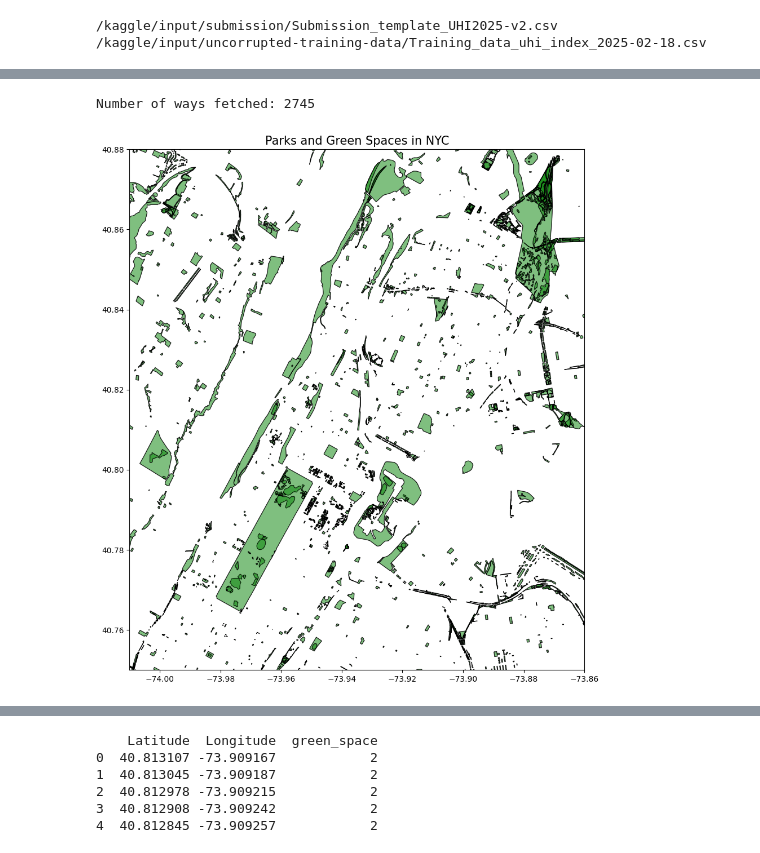
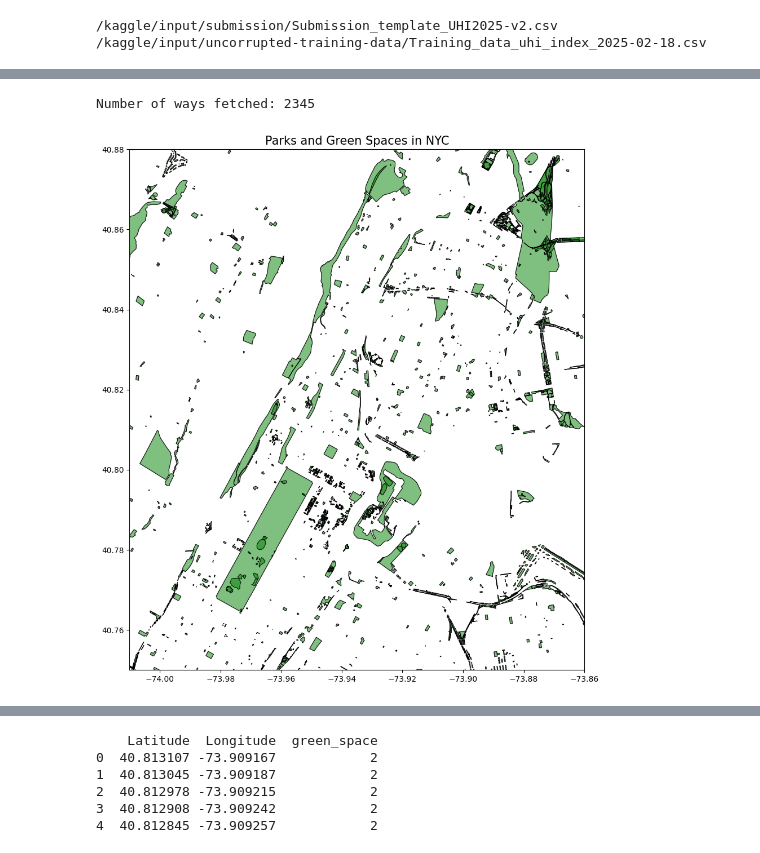
Before and after one commit to WeiSiangLai/EY-Data-Science, a Jupyter notebook: Green Space/overpy-green-space.ipynb, the cells around one changed output, grey strips where cells are left out. Saved outputs shown, nothing was run; the diff lists cells and outputs as text; code cells hidden in the pictures.

```diff
--- a/Green Space/overpy-green-space.ipynb
+++ b/Green Space/overpy-green-space.ipynb
@@ -43,8 +47,7 @@ overpass_query = f"""
 [out:json];
 (
   way["leisure"="park"]({lower_left[0]},{lower_left[1]},{upper_right[0]},{upper_right[1]});
-  way["landuse"~"grass|recreation_ground|forest"]({lower_left[0]},{lower_left[1]},{upper_right[0]},{upper_right[1]});
-  way["natural"="wood"]({lower_left[0]},{lower_left[1]},{upper_right[0]},{upper_right[1]});
+  way["landuse"~"grass| recreation_ground| forest"]({lower_left[0]},{lower_left[1]},{upper_right[0]},{upper_right[1]});
 );
 out body;
 (._;>;);
@@ -74,32 +77,32 @@ try:
     if geometries:
         gdf = gpd.GeoDataFrame({
             'name': names,
             'geometry': geometries
         }, crs="EPSG:4326")  # Specify the coordinate reference system
 
         # Create the plot
         fig, ax = plt.subplots(figsize=(12, 12))
         gdf.plot(ax=ax, color="green", alpha=0.5, edgecolor="black")
 
         # Add map context
         gdf.boundary.plot(ax=ax, color="black", linewidth=0.5)
 
         # Set plot limits to match bounding box
         ax.set_xlim(lower_left[1], upper_right[1])
         ax.set_ylim(lower_left[0], upper_right[0])
 
         ax.set_title("Parks and Green Spaces in NYC", fontsize=15)
         ax.axis('on')  # Show axes to verify coordinates
         plt.show()
 
         print(f"Successfully plotted {len(geometries)} green spaces")
     else:
         print("No valid geometries found to plot")
 
 except overpy.exception.OverpassTooManyRequests:
     print("Too many requests to Overpass API. Please wait and try again.")
 except Exception as e:
     print(f"An error occurred: {str(e)}")
 # %% [output]
-Number of ways fetched: 2745
+Number of ways fetched: 2345
-[figure, old version]
+[figure, new version]
```
Also changed, not shown: parts of 8 cells of this notebook, 11 other files.
